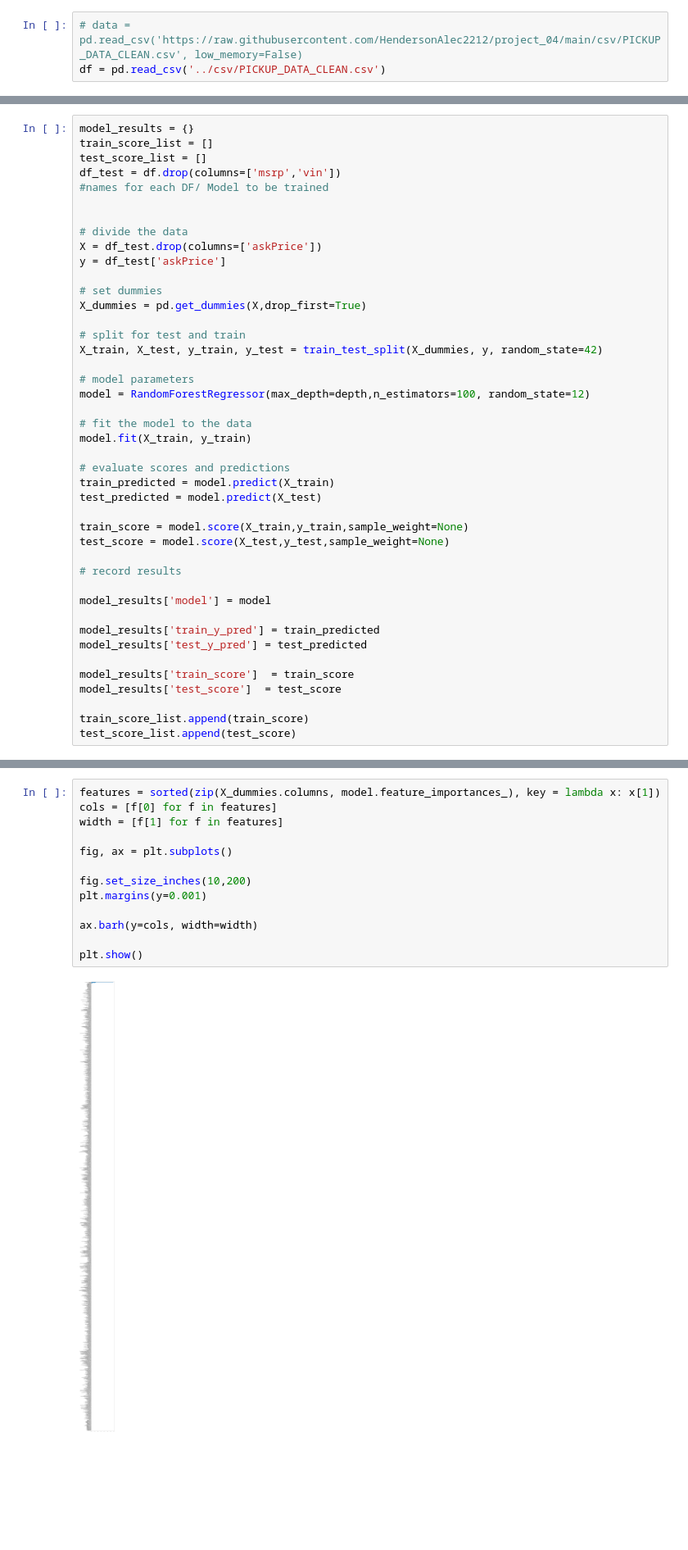
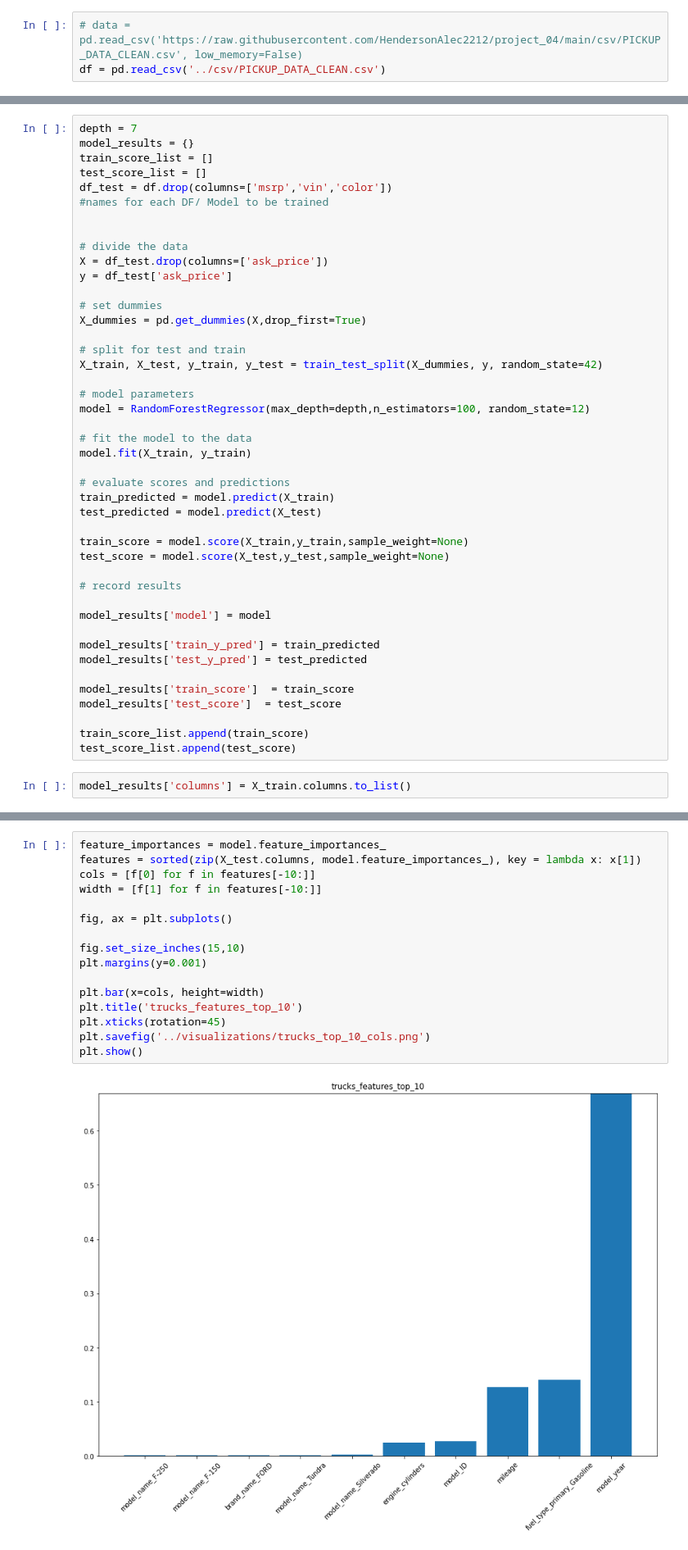
Before and after one commit to HendersonAlec2212/project_04, a Jupyter notebook: ipynb/Trucks_Model_Alec.ipynb, the cells around one changed output, grey strips where cells are left out. Shown at 82% size. Cells and saved outputs as stored; diff of their text form; blank space fills up the shorter version.

Commit message:
updated model features, improved accuracy across all models, added visualizations of top 10 features, set lists of features per model, per ipynb.

```diff
--- a/ipynb/Trucks_Model_Alec.ipynb
+++ b/ipynb/Trucks_Model_Alec.ipynb
@@ -24,14 +27,15 @@ depth = 6
 # %%
+depth = 7
 model_results = {}
 train_score_list = []
 test_score_list = []
-df_test = df.drop(columns=['msrp','vin'])
+df_test = df.drop(columns=['msrp','vin','color'])
 #names for each DF/ Model to be trained
 
 
 # divide the data
-X = df_test.drop(columns=['askPrice'])
-y = df_test['askPrice']
+X = df_test.drop(columns=['ask_price'])
+y = df_test['ask_price']
 
 # set dummies
 X_dummies = pd.get_dummies(X,drop_first=True)
@@ -64,6 +68,8 @@ model_results['test_score']  = test_score
 
 train_score_list.append(train_score)
 test_score_list.append(test_score)
+# %%
+model_results['columns'] = X_train.columns.to_list()
 # %%
 model_results
 # %% [output]
@@ -90,15 +115,18 @@ feature_importances = model.feature_importances_
 # %%
-features = sorted(zip(X_dummies.columns, model.feature_importances_), key = lambda x: x[1])
-cols = [f[0] for f in features]
-width = [f[1] for f in features]
+feature_importances = model.feature_importances_
+features = sorted(zip(X_test.columns, model.feature_importances_), key = lambda x: x[1])
+cols = [f[0] for f in features[-10:]]
+width = [f[1] for f in features[-10:]]
 
 fig, ax = plt.subplots()
 
-fig.set_size_inches(10,200)
+fig.set_size_inches(15,10)
 plt.margins(y=0.001)
 
-ax.barh(y=cols, width=width)
-
+plt.bar(x=cols, height=width)
+plt.title('trucks_features_top_10')
+plt.xticks(rotation=45)
+plt.savefig('../visualizations/trucks_top_10_cols.png')
 plt.show()
 # %% [output]
-[figure, old version]
+[figure, new version]
```
Also changed, not shown: parts of 13 cells of this notebook, 17 other files.
